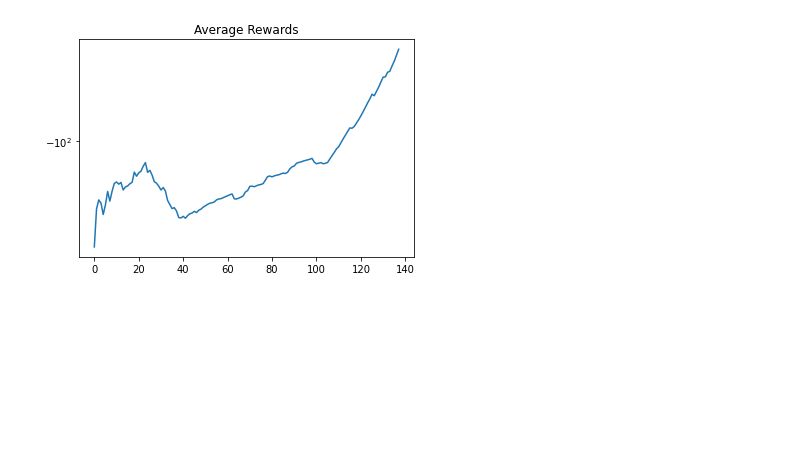
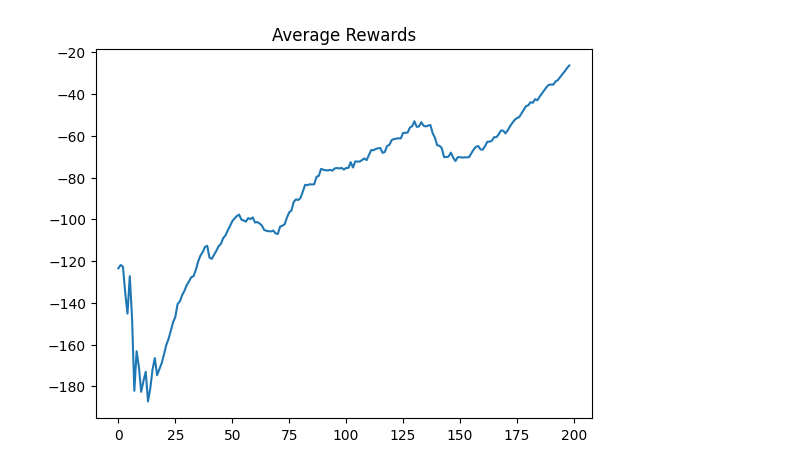
Before and after one commit to MohammadAsadolahi/DDQN_Deep-Double_Q-Learning-for-solving-OpenAi-Gym-LunarLander-v2-in-python, a Jupyter notebook: Double_DQN_for_Gym_LunarLander.ipynb, the cells around one changed output. Cells and saved outputs as stored; diff of their text form; code cells hidden in the pictures; blank space fills up the shorter version.

Commit message:
Update Double_DQN_for_Gym_LunarLander.ipynb
Compatible codes to new versions of OpenAI Gym and new evaluation has been updated

```diff
--- a/Double_DQN_for_Gym_LunarLander.ipynb
+++ b/Double_DQN_for_Gym_LunarLander.ipynb
@@ -80,9 +83,9 @@ class Agent:
     model.compile(optimizer='Adam',loss='mse')
     return model
 
-  def getAction(self,state):
-    q=self.model.predict(np.expand_dims(state,axis=0))[0]
-    if np.random.random()<=self.exploreRate:
+  def getAction(self,state,evaluation_mode=False):
+    q=self.model(np.expand_dims(state,axis=0))[0].numpy()
+    if np.random.random()<=self.exploreRate and (not(evaluation_mode)):
       return np.random.choice([i for i in range(env.action_space.n)])
     else:
       return np.argmax(q)
@@ -100,9 +103,9 @@ class Agent:
   def learn(self,batchSize=64):
     if self.memory.size>batchSize:
       states,actions,rewards,nextStates,done=self.memory.sample(batchSize)
-      qState=self.model.predict(states)
-      qNextState=self.model.predict(nextStates)
-      qNextStateTarget=self.tModel.predict(nextStates)
+      qState=self.model(states).numpy()
+      qNextState=self.model(nextStates).numpy()
+      qNextStateTarget=self.tModel(nextStates).numpy()
       maxActions=np.argmax(qNextState,axis=1)
       batchIndex = np.arange(batchSize-1, dtype=np.int32)
       qState[batchIndex,actions]=(rewards+(self.gamma*qNextStateTarget[batchIndex,maxActions.astype(int)]*(1-done)))
@@ -123,17 +126,18 @@ agent=Agent(stateShape=env.observation_space.shape[0],actionShape=env.action_spa
 averageRewards=[]
 totalRewards=[]
 for i in range(1,200):
-  done=False
-  state=env.reset()
+  done = False
+  truncuated = False
+  state,_=env.reset()
   rewards=0
-  while not done:
+  while (not done) and (not truncuated):
     action=agent.getAction(state)
-    nextState,reward,done,info=env.step(action)
+    nextState,reward,done,truncuated,_=env.step(action)
     agent.memory.save(state,action,reward,nextState,int(done))
     rewards+=reward
     state=nextState
     agent.learn(batchSize=64)
   totalRewards.append(rewards)
   averageRewards.append(sum(totalRewards)/len(totalRewards))
-  print(f"episode: {i}   reward: {rewards}  avg so far:{averageRewards[-1]} exploreRate:{agent.exploreRate}")
+  print(f"episode: {i+1}   reward: {rewards}  avg so far:{averageRewards[-1]} exploreRate:{agent.exploreRate}")
 # %% [output]
@@ -158,12 +168,8 @@ KeyboardInterrupt: ignored
 # %%
-plt.title(f'Total Rewards')
-plt.yscale('symlog')
-plt.plot(totalRewards)
-plt.savefig("Total Rewards",dpi=200)
 plt.clf()
 plt.title(f'Average Rewards')
-plt.yscale('symlog')
+# plt.yscale('symlog')
 plt.plot(averageRewards)
 plt.savefig("Average Rewards",dpi=200)
 # %% [output]
-[figure, old version]
+[figure, new version]
```
Also changed, not shown: parts of 5 cells of this notebook.
